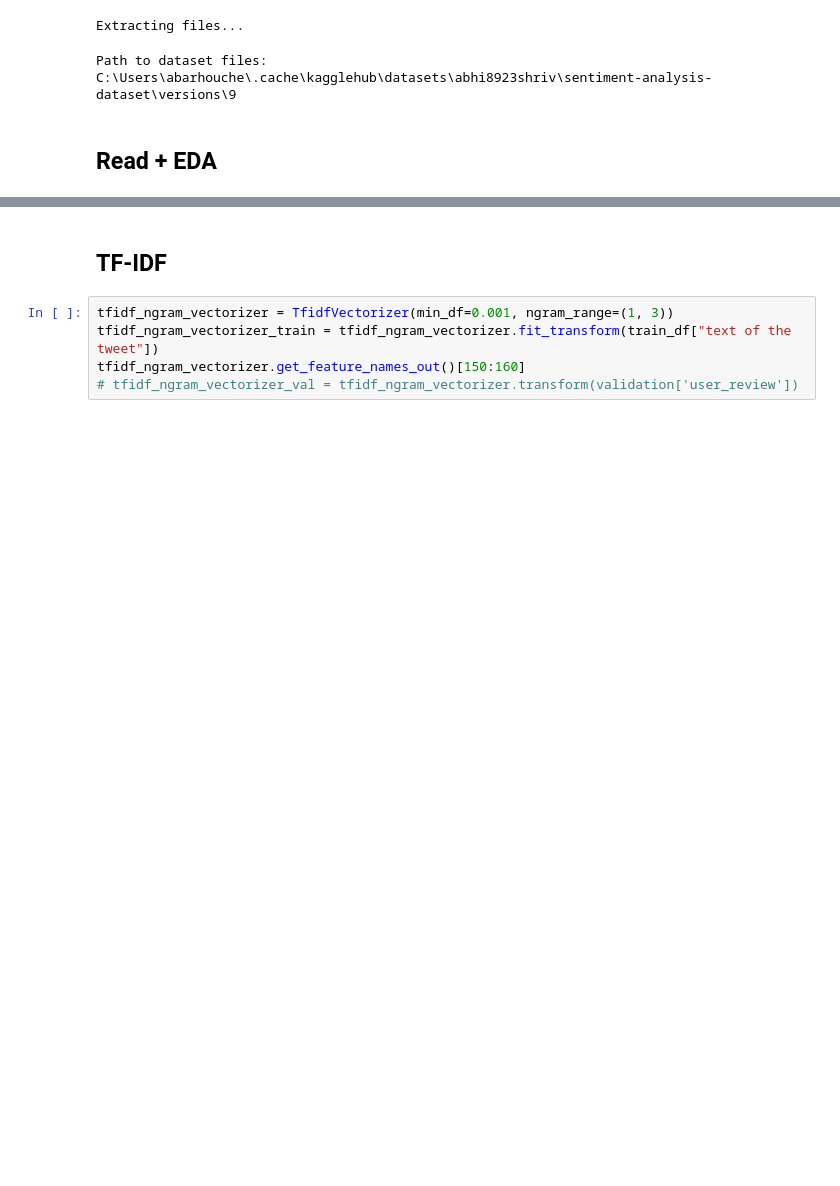
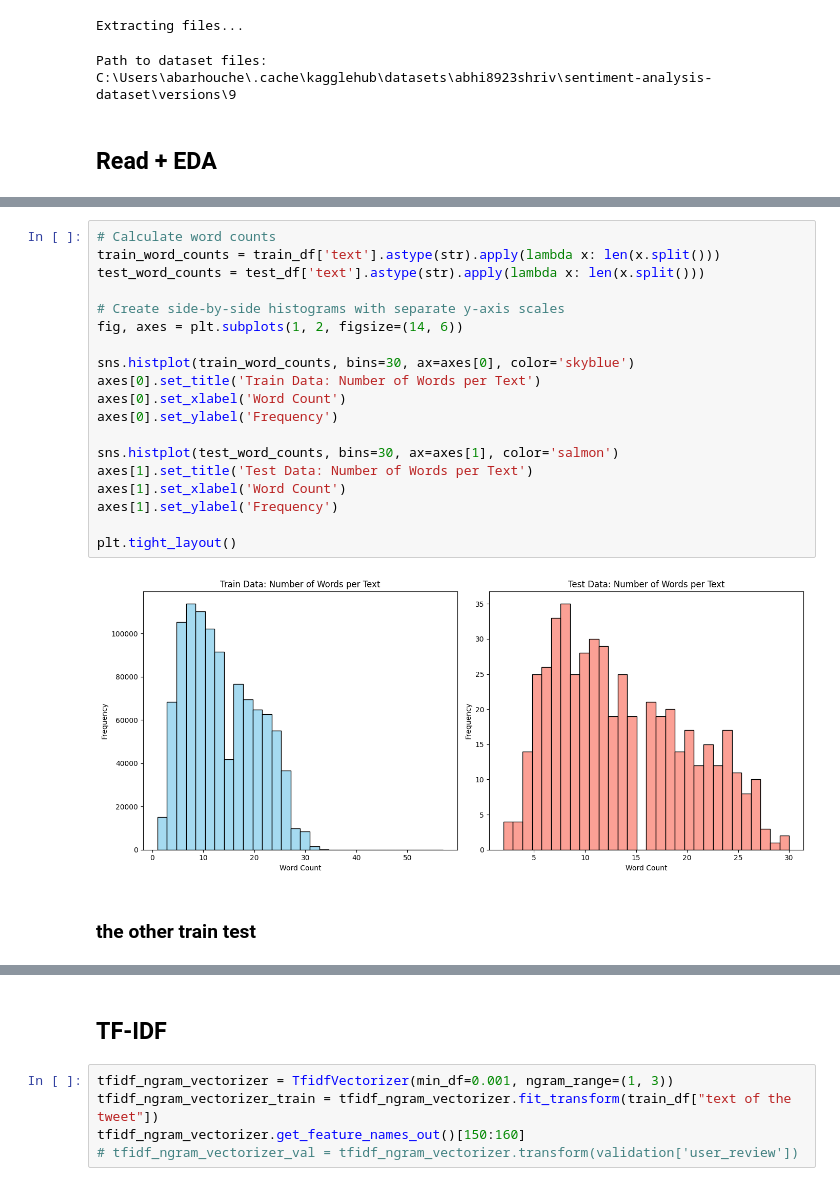
Before and after one commit to aquilina-barhouche/GenAI-Pinnacle-Program, a Jupyter notebook: 06_NLP_using_PyTorch/Assignments/Assignment 1/Notebooks/Assignment.ipynb, the cells around one changed output, grey strips where cells are left out. Drawn from its saved outputs; the diff is of its cells as text; blank space fills up the shorter version.

```diff
--- a/06_NLP_using_PyTorch/Assignments/Assignment 1/Notebooks/Assignment.ipynb
+++ b/06_NLP_using_PyTorch/Assignments/Assignment 1/Notebooks/Assignment.ipynb
@@ -85,0 +178,23 @@ array([4, 0, 2], dtype=int64)
+# %%
+# Calculate word counts
+train_word_counts = train_df['text'].astype(str).apply(lambda x: len(x.split()))
+test_word_counts = test_df['text'].astype(str).apply(lambda x: len(x.split()))
+
+# Create side-by-side histograms with separate y-axis scales
+fig, axes = plt.subplots(1, 2, figsize=(14, 6))
+
+sns.histplot(train_word_counts, bins=30, ax=axes[0], color='skyblue')
+axes[0].set_title('Train Data: Number of Words per Text')
+axes[0].set_xlabel('Word Count')
+axes[0].set_ylabel('Frequency')
+
+sns.histplot(test_word_counts, bins=30, ax=axes[1], color='salmon')
+axes[1].set_title('Test Data: Number of Words per Text')
+axes[1].set_xlabel('Word Count')
+axes[1].set_ylabel('Frequency')
+
+plt.tight_layout()
+# %% [output]
+[figure, added]
+# %% [markdown]
+### the other train test
```
Also changed, not shown: parts of 47 cells of this notebook.
